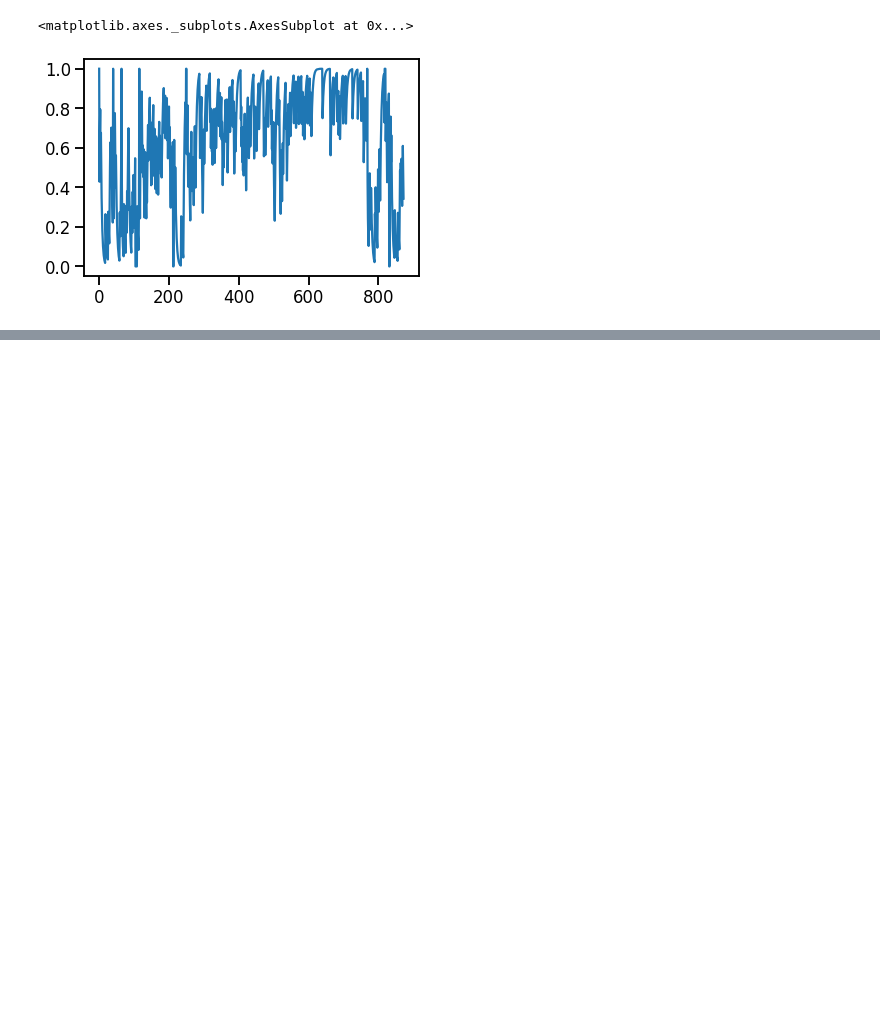
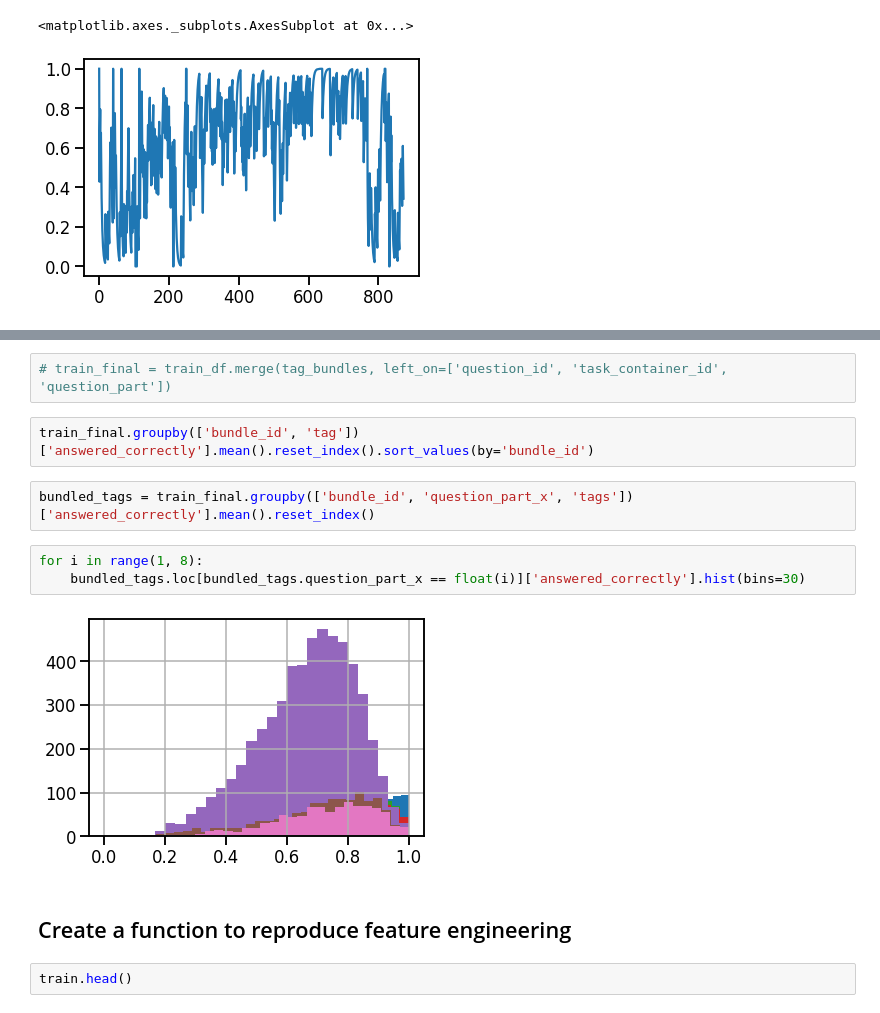
Before and after one commit to Riiid-Team/AI-Learning, a Jupyter notebook: MVP-Ortiz.ipynb, the cells around one changed output, grey strips where cells are left out. Saved outputs shown, nothing was run; the diff lists cells and outputs as text; blank space fills up the shorter version.

```diff
--- a/MVP-Ortiz.ipynb
+++ b/MVP-Ortiz.ipynb
@@ -674,0 +806,15 @@ for user in data.user_id.unique():
+# %%
+# train_final = train_df.merge(tag_bundles, left_on=['question_id', 'task_container_id', 'question_part'])
+# %%
+train_final.groupby(['bundle_id', 'tag'])['answered_correctly'].mean().reset_index().sort_values(by='bundle_id')
+# %%
+bundled_tags = train_final.groupby(['bundle_id', 'question_part_x', 'tags'])['answered_correctly'].mean().reset_index()
+# %%
+for i in range(1, 8):
+    bundled_tags.loc[bundled_tags.question_part_x == float(i)]['answered_correctly'].hist(bins=30)
+# %% [output]
+[figure, added]
+# %% [markdown]
+## Create a function to reproduce feature engineering
+# %%
+train.head()
```
Also changed, not shown: parts of 33 cells of this notebook.
